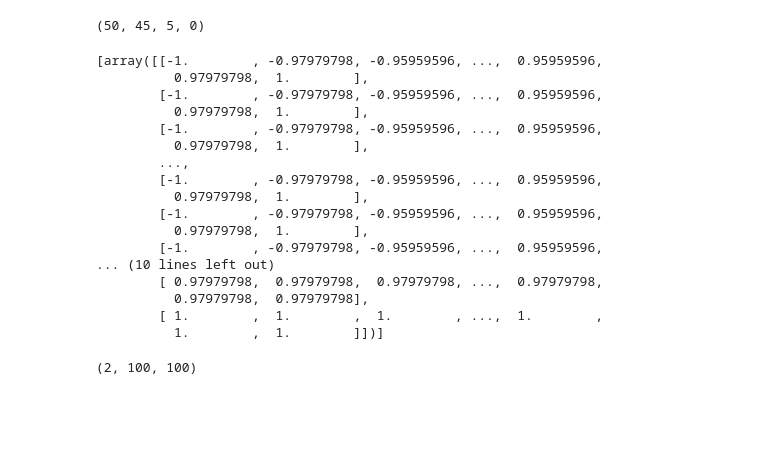
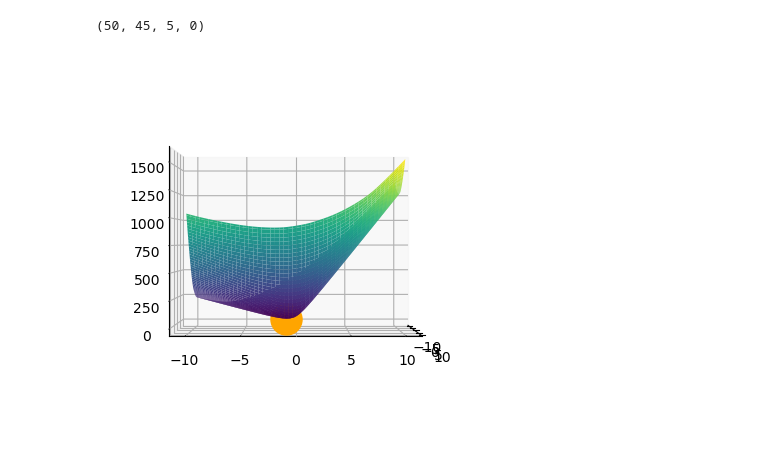
Before and after one commit to asaha1203/cx-4803, a Jupyter notebook: hw_7/hw_7_q4.ipynb, the cells around one changed output. Cells and saved outputs as stored; diff of their text form; code cells hidden in the pictures; blank space fills up the shorter version.

```diff
--- a/hw_7/hw_7_q4.ipynb
+++ b/hw_7/hw_7_q4.ipynb
@@ -67,26 +60,22 @@ Optimization terminated successfully.
          Gradient evaluations: 7
 (50, 45, 5, 0)
 # %%
-xval = np.linspace(-1,1,100)
+nv = 100
+xval = np.linspace(-10,10,nv)
 x1,x2 = np.meshgrid(xval,xval)
-# %% [output]
-[array([[-1.        , -0.97979798, -0.95959596, ...,  0.95959596,
-          0.97979798,  1.        ],
-        [-1.        , -0.97979798, -0.95959596, ...,  0.95959596,
-          0.97979798,  1.        ],
-        [-1.        , -0.97979798, -0.95959596, ...,  0.95959596,
-          0.97979798,  1.        ],
-        ...,
-        [-1.        , -0.97979798, -0.95959596, ...,  0.95959596,
-          0.97979798,  1.        ],
-        [-1.        , -0.97979798, -0.95959596, ...,  0.95959596,
-          0.97979798,  1.        ],
-        [-1.        , -0.97979798, -0.95959596, ...,  0.95959596,
-... (10 lines left out)
-        [ 0.97979798,  0.97979798,  0.97979798, ...,  0.97979798,
-          0.97979798,  0.97979798],
-        [ 1.        ,  1.        ,  1.        , ...,  1.        ,
-          1.        ,  1.        ]])]
 # %%
+cel = np.zeros((nv,nv))
+for i in range(nv):
+    for j in range(nv):
+        cel[i,j] = crossentropy_loss(np.stack([-0.3140706, x1[i,j], x2[i,j]]))
+msel = np.zeros((nv,nv))
+for i in range(nv):
+    for j in range(nv):
+        msel[i,j] = MSE_loss(np.stack([0.46021609, x1[i,j], x2[i,j]]))
-# %% [output]
-(2, 100, 100)
+# %%
+fig, ax = plt.subplots(subplot_kw={"projection": "3d"})
+surf = ax.plot_surface(x1, x2, cel, cmap=cm.viridis,linewidth=0)
+ax.scatter(w1[1],w1[2],crossentropy_loss(w1),s=500, color="orange")
+ax.view_init(0, 0)
+# %% [output]
+[figure, added]
```
Also changed, not shown: parts of 12 cells of this notebook, 2 other files.
